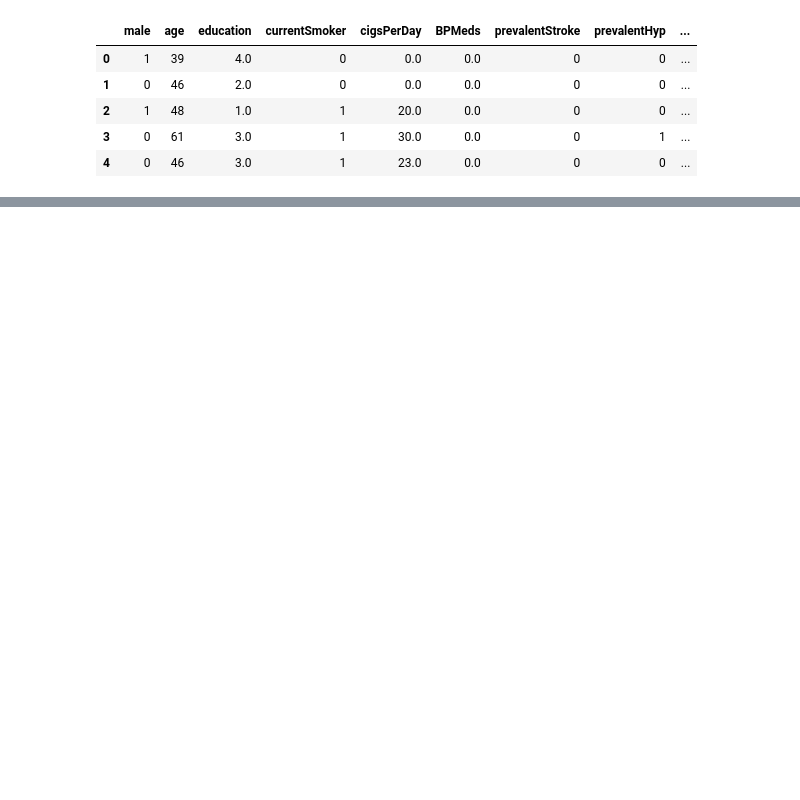
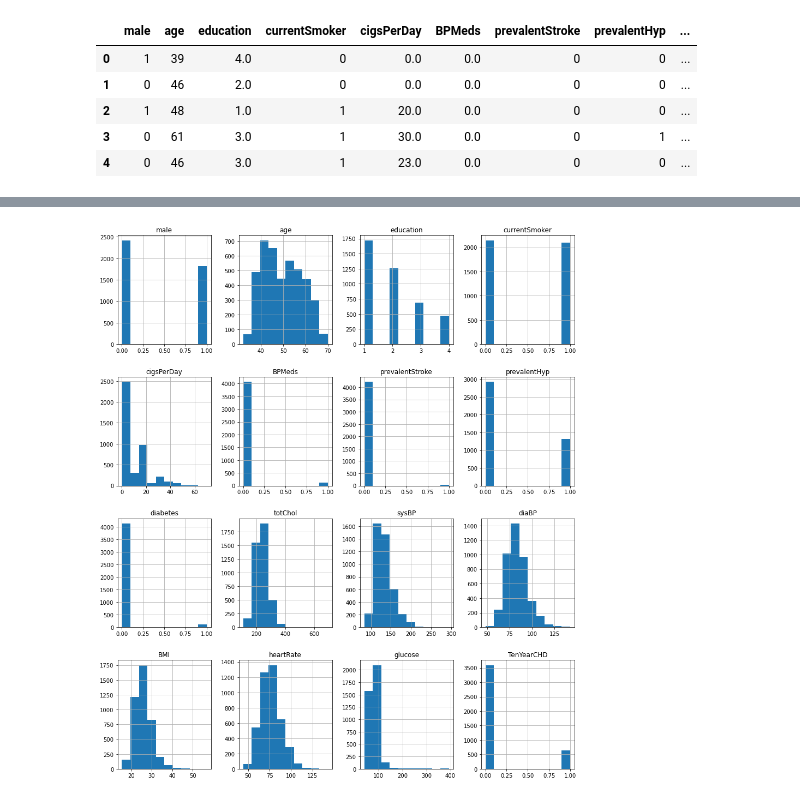
Before and after one commit to lorenzlorg/Big-Data-MAPR-project, a Jupyter notebook: Esercizio Classificazione.ipynb, the cells around one changed output, grey strips where cells are left out. Drawn from its saved outputs; the diff is of its cells as text; code cells hidden in the pictures; blank space fills up the shorter version.

```diff
--- a/Esercizio Classificazione.ipynb
+++ b/Esercizio Classificazione.ipynb
@@ -12,0 +113,5 @@ X.head()
+# %%
+df.hist(figsize=(15,18))
+plt.show()
+# %% [output]
+[figure, added]
```
Also changed, not shown: parts of 18 cells of this notebook, 2 other files.
